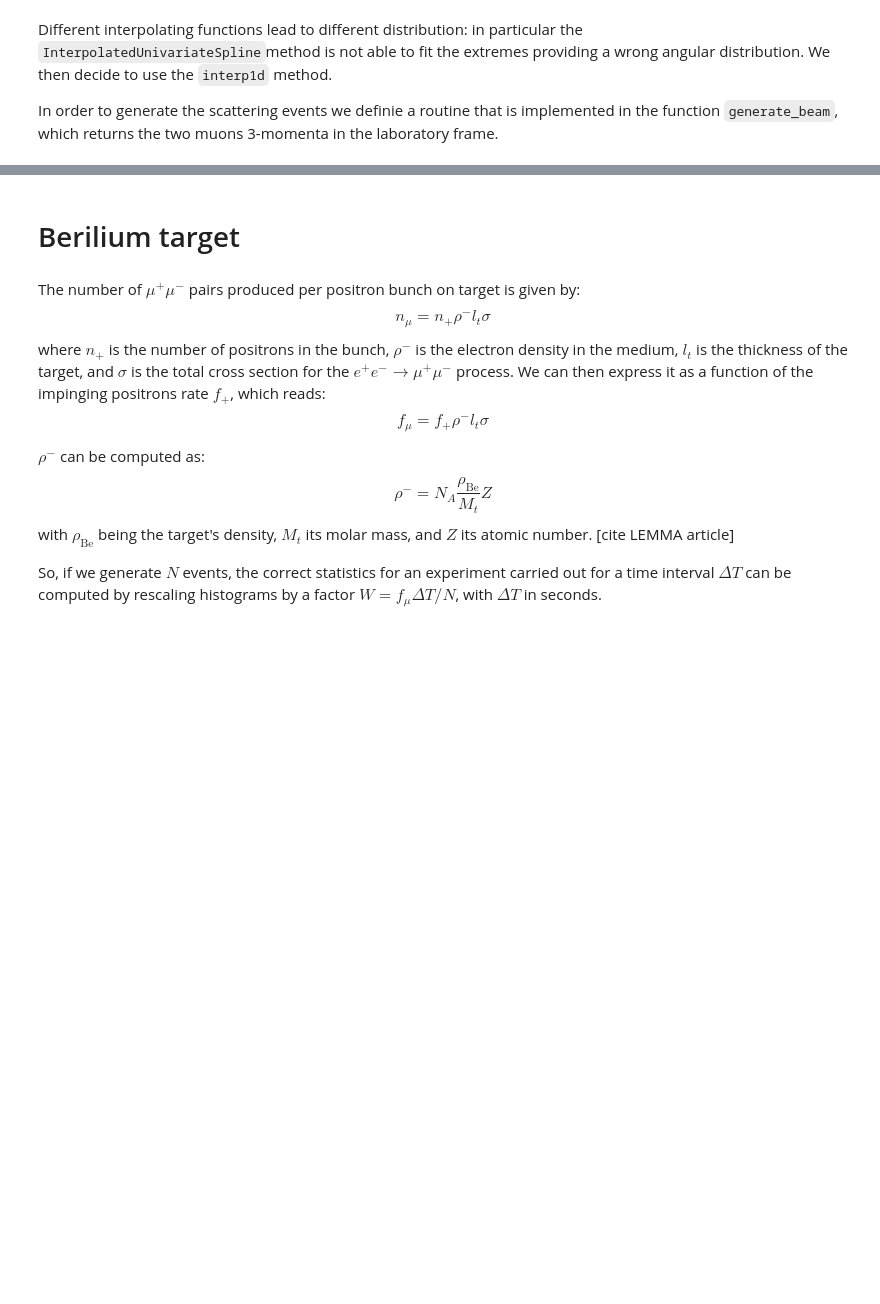
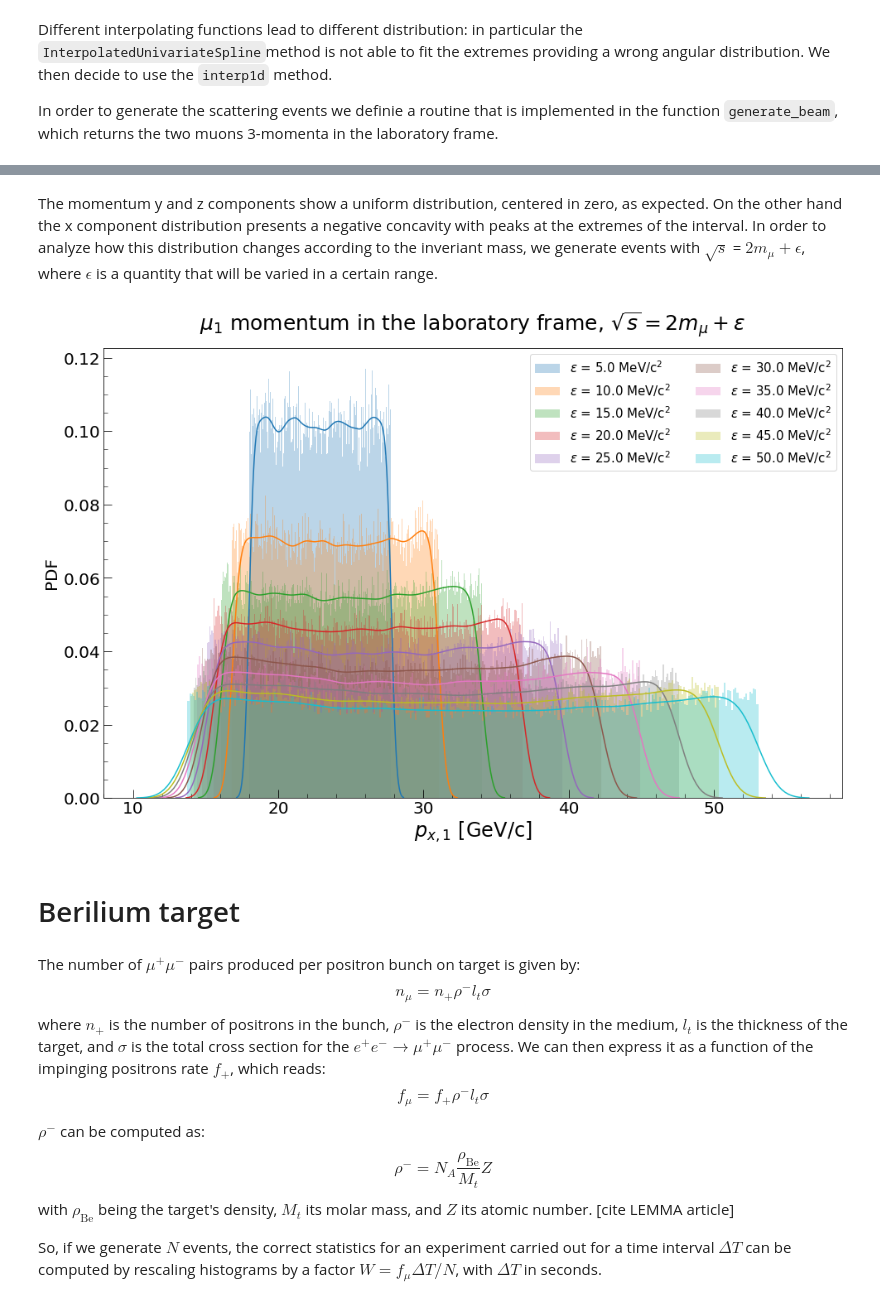
Before and after one commit to vanessacerrone/LEMMA_project, a Jupyter notebook: project.ipynb, the cells around one changed output, grey strips where cells are left out. Drawn from its saved outputs; the diff is of its cells as text; code cells hidden in the pictures; blank space fills up the shorter version.

```diff
--- a/project.ipynb
+++ b/project.ipynb
@@ -334,3 +334,46 @@ plt.show()
+# %% [markdown]
+The momentum y and z components show a uniform distribution, centered in zero, as expected. On the other hand the x component distribution presents a negative concavity
+with peaks at the extremes of the interval. In order to analyze how this distribution changes according to the inveriant mass, we generate events with
+$\sqrt{s}$ = $2m_{\mu} + \epsilon$, where $\epsilon$ is a quantity that will be varied in a certain range.
+# %%
+### P_x distribution in function of available energy ###
+epsilon = 0.1
+
+for i in range(1,11):
+    epsilon = i*5
+    sqr_s = 2*mu + epsilon
+    events = generate_beam(sqr_s, 10**5)
+    globals()[f'df{i}'] = pd.DataFrame(events, columns = [ '$px_{\mu_1}$','$py_{\mu_1}$','$pz_{\mu_1}$','$px_{\mu_2}$','$py_{\mu_2}$','$pz_{\mu_2}$'])
+
+
+fig, ax = plt.subplots(1,1, figsize = (16,10))
+
+# plotting momentum components distribution in the LAB frame
+
+for i in range(1,11):
+    epsilon = 5*i
+    sns.distplot(globals()[f'df{i}']['$px_{\mu_1}$']/1000,
+                ax = ax,
+                bins = int(np.sqrt(N)),
+                kde = True,
+                #kde_kws  = {'color': 'darkorange',   'label': 'KDE'},
+                hist_kws = { 'alpha': 0.3, 'linewidth': 1, 'histtype':'barstacked', 'label': '$\epsilon$ = {:.1f} MeV/c$^2$'.format(epsilon)}
+                )
+
+ax.set_xlabel(r'$p_{x,1}$ [GeV/c]',fontsize = 24)
+ax.set_title('$\mu_1$ momentum in the laboratory frame, $\sqrt{s}=2m_{\mu}+\epsilon$',fontsize = 25,pad = 20)
+
+for ax in fig.get_axes():
+    # plot settings
+    ax.set_ylabel('PDF',fontsize = 20)
+    ax.tick_params(axis = 'both', which = 'major', direction = 'in', length = 10, labelsize = 20)
+    ax.tick_params(axis = 'both', which = 'minor', direction = 'in', length = 5)
+    ax.minorticks_on()
+    ax.legend(loc='best', fontsize=15, ncol = 2)
+
+plt.show()
+# %% [output]
+[figure, added]
 # %% [markdown]
 # Berilium target
 # %% [markdown]
```
Also changed, not shown: parts of 8 cells of this notebook, 2 other files.
